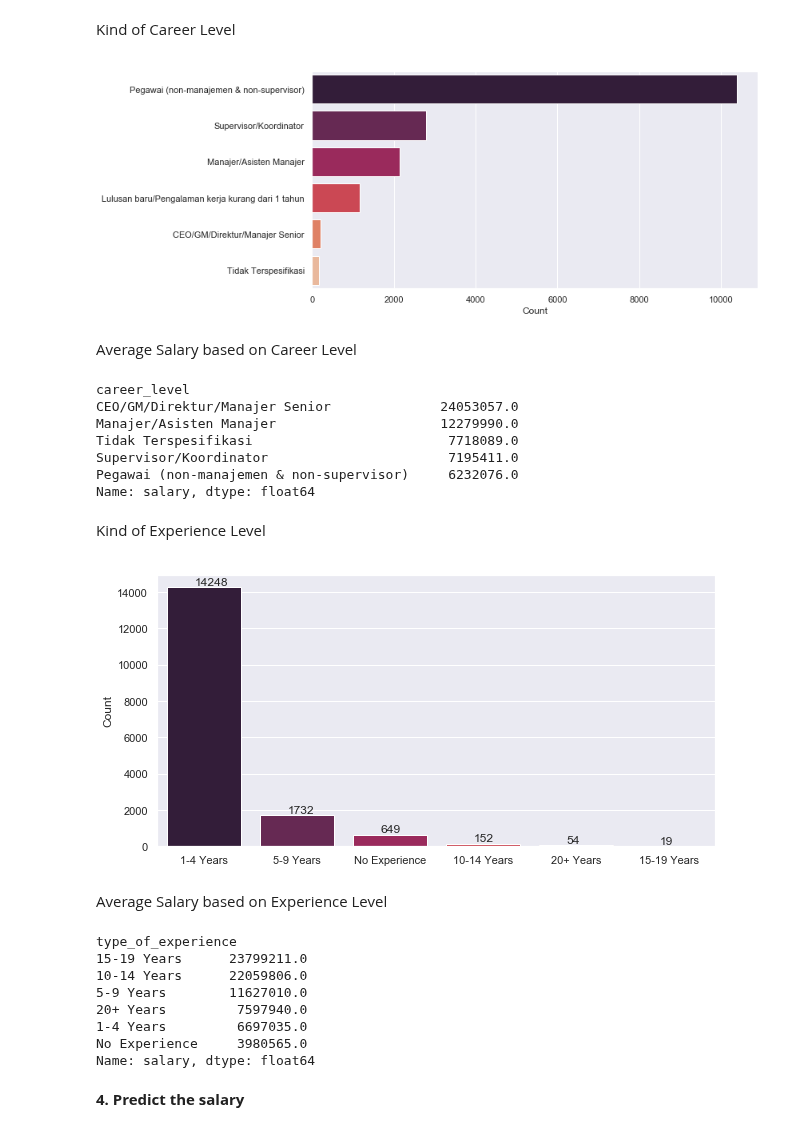
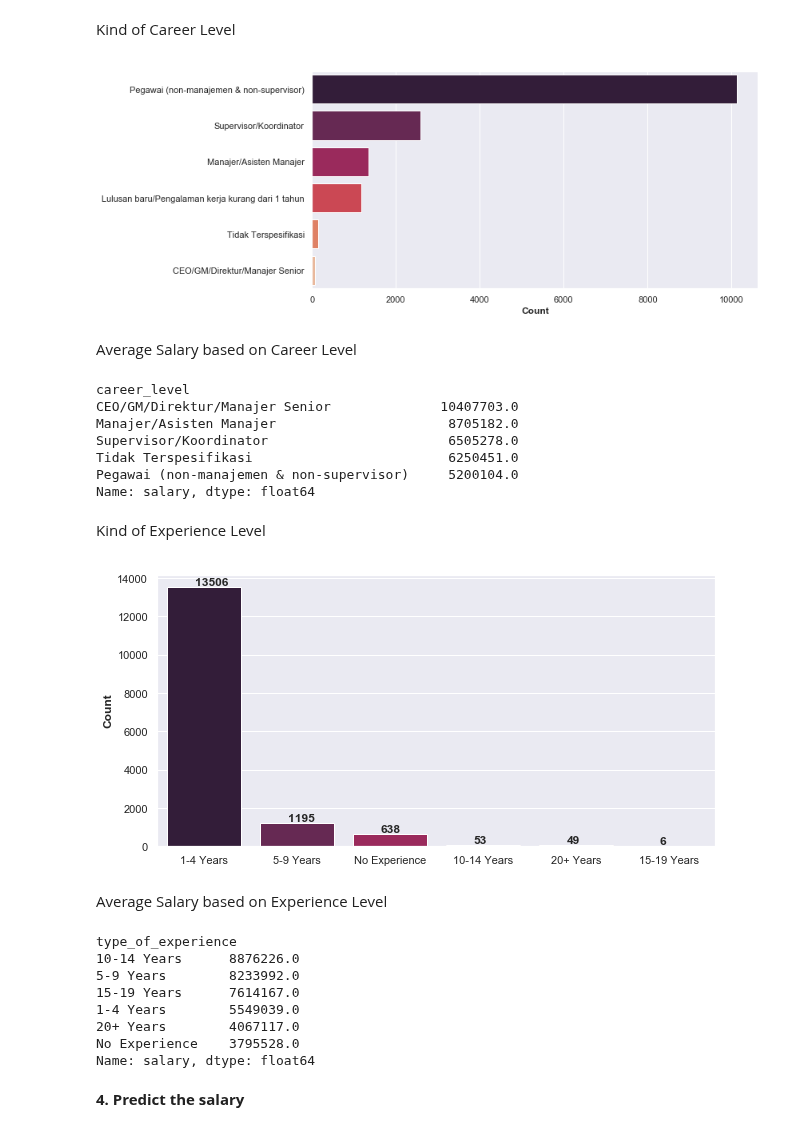
Before and after one commit to Reosta-Pratama/Project-Prediction, a Jupyter notebook: testing.ipynb, the cells around one changed output. Cells and saved outputs as stored; diff of their text form; code cells hidden in the pictures.

```diff
--- a/testing.ipynb
+++ b/testing.ipynb
@@ -134,0 +135,11 @@ Outlier
+# %%
+# IQR
+
+percentile25 = dataset['salary'].quantile(0.25)
+percentile75 = dataset['salary'].quantile(0.75)
+iqr = percentile75 - percentile25
+
+lower_limit = percentile25 - 1.5 * iqr
+upper_limit = percentile75 + 1.5 * iqr
+
+dataset = dataset[~((dataset["salary"] < (lower_limit)) | (dataset["salary"] > (upper_limit)))]
@@ -170,50 +201,52 @@ Kind of Career Level
 # %%
 countCL = sns.load_dataset("tips")
 sns.set(rc={'figure.figsize':(10, 5)})
-sns.countplot(data = countCL, y = dataset["career_level"], palette="rocket", order = dataset["career_level"].value_counts().index)
-plt.xlabel("Count")
+barSal = sns.countplot(data = countCL, y = dataset["career_level"], palette="rocket", order = dataset["career_level"].value_counts().index)
+plt.xlabel("Count", fontweight='bold')
 plt.ylabel("")
+
+
 plt.show()
 # %% [output]
-[figure, old version]
+[figure, new version]
 # %% [markdown]
 Average Salary based on Career Level
 # %%
 dataset.groupby(by="career_level")["salary"].mean().round(0).astype("float").nlargest()
 # %% [output]
 career_level
-CEO/GM/Direktur/Manajer Senior              24053057.0
-Manajer/Asisten Manajer                     12279990.0
-Tidak Terspesifikasi                         7718089.0
-Supervisor/Koordinator                       7195411.0
-Pegawai (non-manajemen & non-supervisor)     6232076.0
+CEO/GM/Direktur/Manajer Senior              10407703.0
+Manajer/Asisten Manajer                      8705182.0
+Supervisor/Koordinator                       6505278.0
+Tidak Terspesifikasi                         6250451.0
+Pegawai (non-manajemen & non-supervisor)     5200104.0
 Name: salary, dtype: float64
 # %% [markdown]
 Kind of Experience Level
 # %%
 countEXP = sns.load_dataset("tips")
 barExp = sns.countplot(data = countCL, x = dataset["type_of_experience"], palette="rocket", order = dataset["type_of_experience"].value_counts().index)
-plt.ylabel("Count")
+plt.ylabel("Count", fontweight='bold')
 plt.xlabel("")
 
 for p, label in zip(barExp.patches, dataset["type_of_experience"].value_counts()):
-    barExp.annotate(label, (p.get_x() + 0.3, p.get_height() + 100))
+    barExp.annotate(label, (p.get_x() + 0.3, p.get_height() + 100), fontweight='bold')
 
 plt.show()
 # %% [output]
-[figure, old version]
+[figure, new version]
 # %% [markdown]
 Average Salary based on Experience Level
 # %%
 dataset.groupby(by="type_of_experience")["salary"].mean().round(0).astype("float").nlargest(10)
 # %% [output]
 type_of_experience
-15-19 Years      23799211.0
-10-14 Years      22059806.0
-5-9 Years        11627010.0
-20+ Years         7597940.0
-1-4 Years         6697035.0
-No Experience     3980565.0
+10-14 Years      8876226.0
+5-9 Years        8233992.0
+15-19 Years      7614167.0
+1-4 Years        5549039.0
+20+ Years        4067117.0
+No Experience    3795528.0
 Name: salary, dtype: float64
 # %% [markdown]
 **4. Predict the salary**
```
Also changed, not shown: parts of 9 cells of this notebook.
